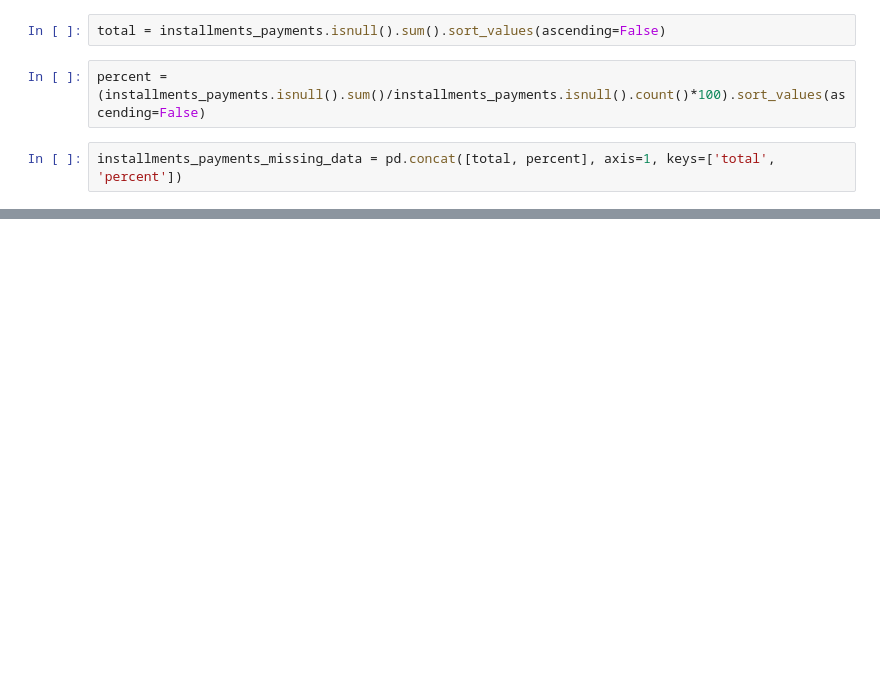
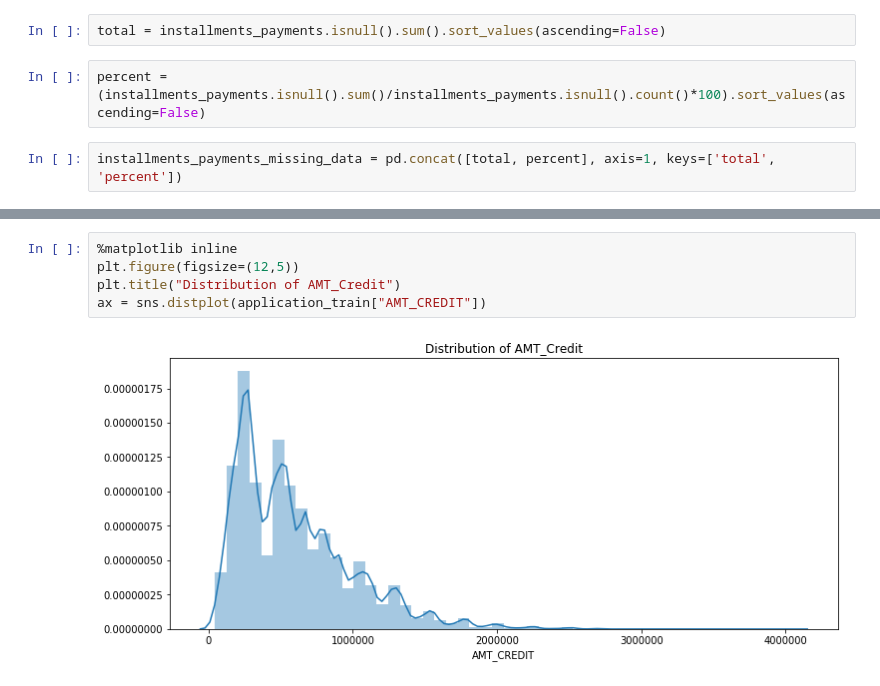
Before and after one commit to raolmatrix/DS-Project, a Jupyter notebook: Home Credit.ipynb, the cells around one changed output, grey strips where cells are left out. Cells and saved outputs as stored; diff of their text form; blank space fills up the shorter version.

Commit message:
Updated Home Credit Kernel

```diff
--- a/Home Credit.ipynb
+++ b/Home Credit.ipynb
@@ -221,0 +430,7 @@ installments_payments_missing_data.head()
+# %%
+%matplotlib inline
+plt.figure(figsize=(12,5))
+plt.title("Distribution of AMT_Credit")
+ax = sns.distplot(application_train["AMT_CREDIT"])
+# %% [output]
+[figure, added]
```
Also changed, not shown: parts of 97 cells of this notebook.
